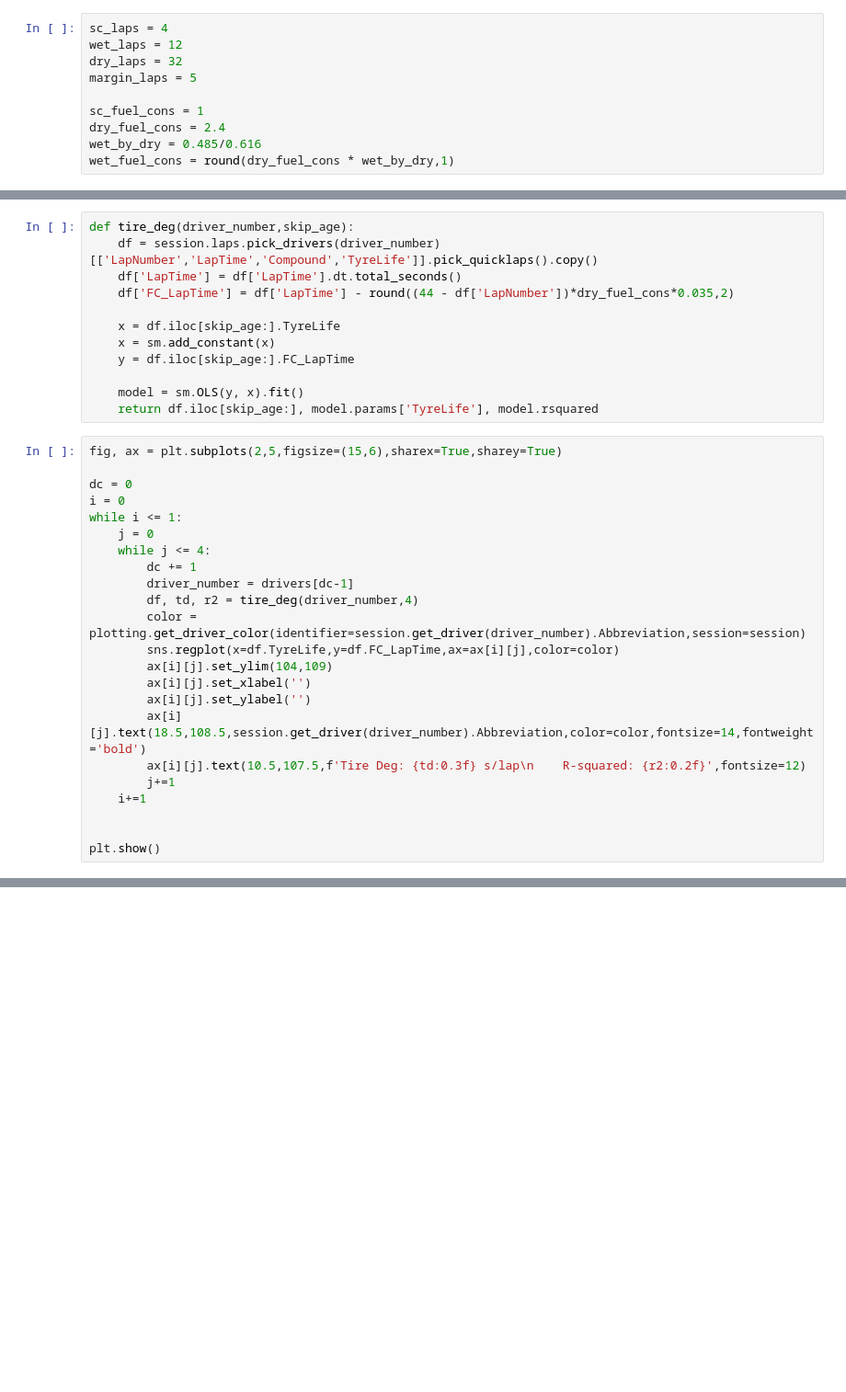
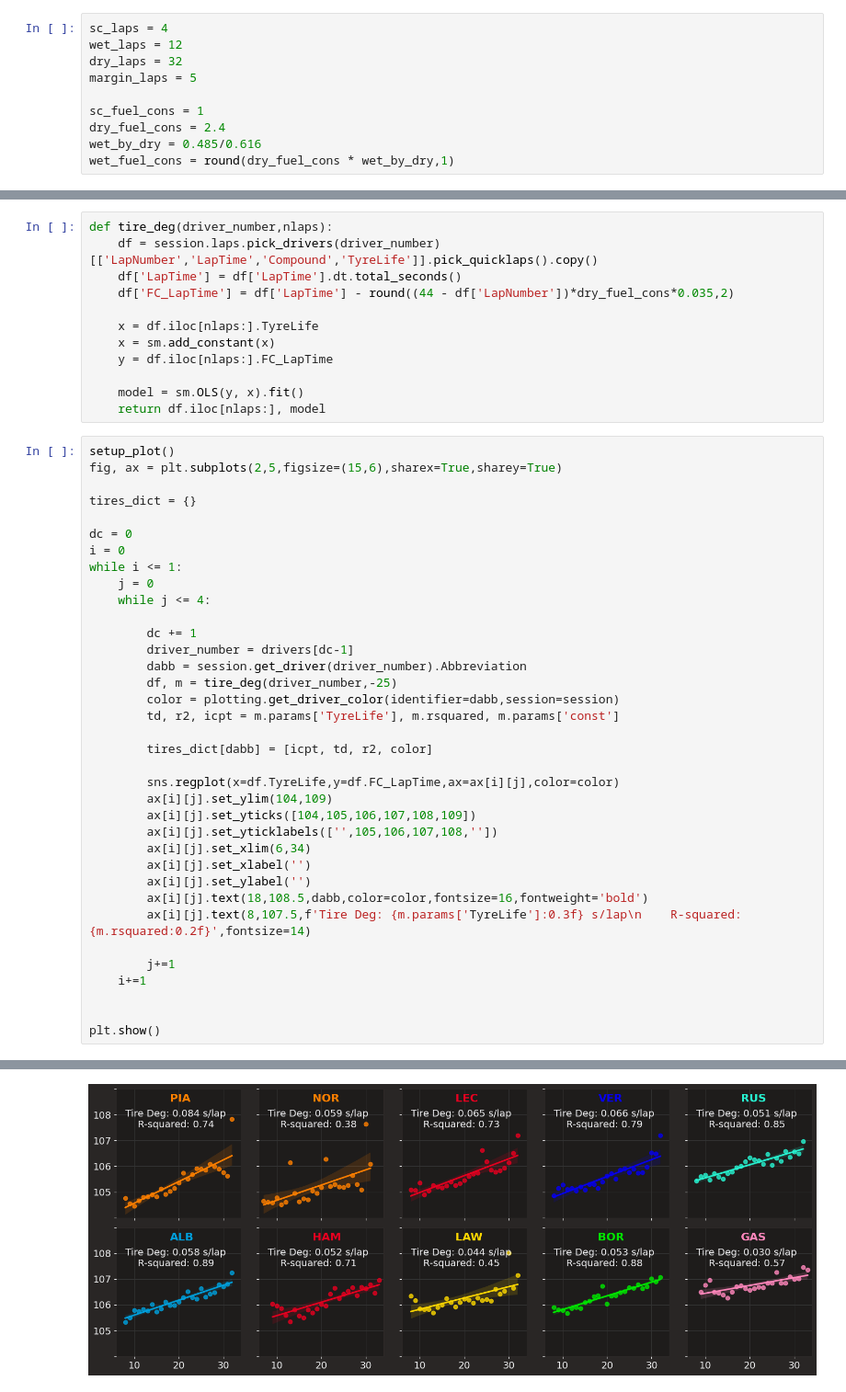
Before and after one commit to Rushi2497/F1DataAnalysis, a Jupyter notebook: notebooks/Belgium_2025/RaceTireDegAnalysis.ipynb, the cells around one changed output, grey strips where cells are left out. Shown: that part at 92% size. Cells and saved outputs as stored; diff of their text form; blank space fills up the shorter version.

```diff
--- a/notebooks/Belgium_2025/RaceTireDegAnalysis.ipynb
+++ b/notebooks/Belgium_2025/RaceTireDegAnalysis.ipynb
@@ -54,35 +84,49 @@ drivers
 # %%
-def tire_deg(driver_number,skip_age):
+def tire_deg(driver_number,nlaps):
     df = session.laps.pick_drivers(driver_number)[['LapNumber','LapTime','Compound','TyreLife']].pick_quicklaps().copy()
     df['LapTime'] = df['LapTime'].dt.total_seconds()
     df['FC_LapTime'] = df['LapTime'] - round((44 - df['LapNumber'])*dry_fuel_cons*0.035,2)
 
-    x = df.iloc[skip_age:].TyreLife
+    x = df.iloc[nlaps:].TyreLife
     x = sm.add_constant(x)
-    y = df.iloc[skip_age:].FC_LapTime
+    y = df.iloc[nlaps:].FC_LapTime
 
     model = sm.OLS(y, x).fit()
-    return df.iloc[skip_age:], model.params['TyreLife'], model.rsquared
+    return df.iloc[nlaps:], model
 # %%
+setup_plot()
 fig, ax = plt.subplots(2,5,figsize=(15,6),sharex=True,sharey=True)
+
+tires_dict = {}
 
 dc = 0
 i = 0
 while i <= 1:
     j = 0
     while j <= 4:
+
         dc += 1
         driver_number = drivers[dc-1]
-        df, td, r2 = tire_deg(driver_number,4)
-        color = plotting.get_driver_color(identifier=session.get_driver(driver_number).Abbreviation,session=session)
+        dabb = session.get_driver(driver_number).Abbreviation
+        df, m = tire_deg(driver_number,-25)
+        color = plotting.get_driver_color(identifier=dabb,session=session)
+        td, r2, icpt = m.params['TyreLife'], m.rsquared, m.params['const']
+
+        tires_dict[dabb] = [icpt, td, r2, color]
+
         sns.regplot(x=df.TyreLife,y=df.FC_LapTime,ax=ax[i][j],color=color)
         ax[i][j].set_ylim(104,109)
+        ax[i][j].set_yticks([104,105,106,107,108,109])
+        ax[i][j].set_yticklabels(['',105,106,107,108,''])
+        ax[i][j].set_xlim(6,34)
         ax[i][j].set_xlabel('')
         ax[i][j].set_ylabel('')
-        ax[i][j].text(18.5,108.5,session.get_driver(driver_number).Abbreviation,color=color,fontsize=14,fontweight='bold')
-        ax[i][j].text(10.5,107.5,f'Tire Deg: {td:0.3f} s/lap\n    R-squared: {r2:0.2f}',fontsize=12)
+        ax[i][j].text(18,108.5,dabb,color=color,fontsize=16,fontweight='bold')
+        ax[i][j].text(8,107.5,f'Tire Deg: {m.params['TyreLife']:0.3f} s/lap\n    R-squared: {m.rsquared:0.2f}',fontsize=14)
+
         j+=1
     i+=1
 
 
 plt.show()
+# %% [output]
@@ -88,0 +134 @@ plt.show()
+[figure, added]
```
Also changed, not shown: parts of 15 cells of this notebook.
